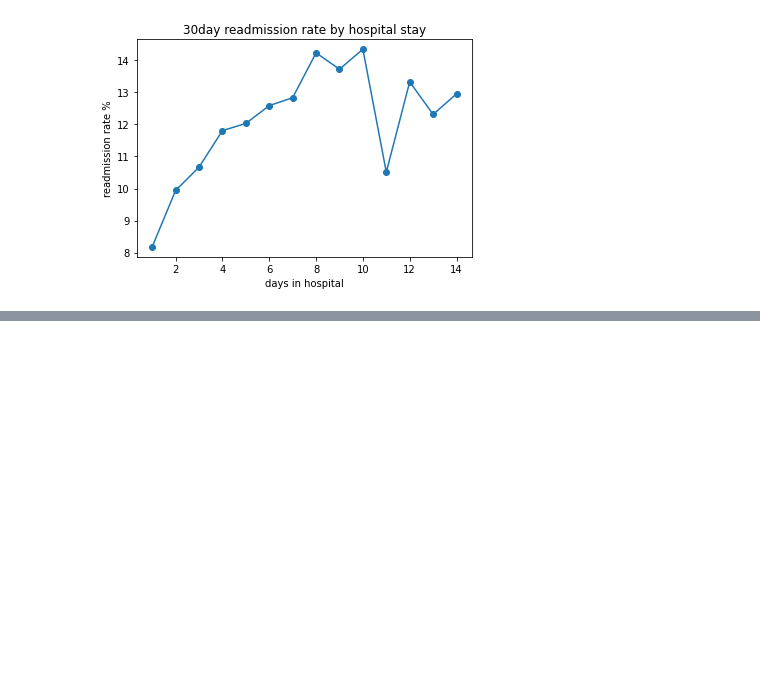
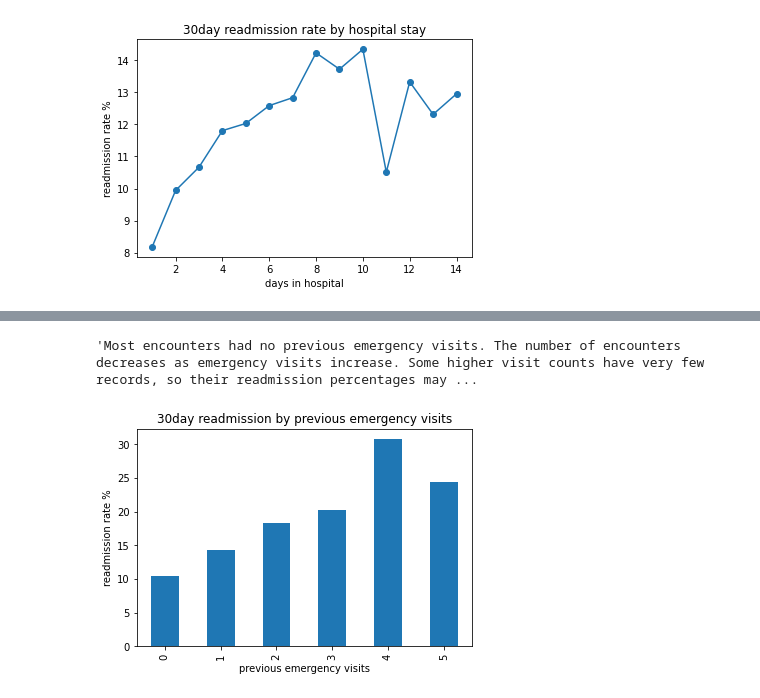
Before and after one commit to Suyog-Dhakal/Diabetes-Readmission-Prediction-ML, a Jupyter notebook: notebook/Untitled.ipynb, the cells around one changed output, grey strips where cells are left out. Saved outputs shown, nothing was run; the diff lists cells and outputs as text; code cells hidden in the pictures; blank space fills up the shorter version.

```diff
--- a/notebook/Untitled.ipynb
+++ b/notebook/Untitled.ipynb
@@ -276,0 +366,5 @@ plt.show()
+# %%
+#exploring previous emergency visits
+emergency_readmission = df.groupby('number_emergency')['readmitted_30'].mean()
+emergency_readmission = emergency_readmission*100
+print(emergency_readmission)
@@ -276,0 +415,13 @@ plt.show()
+# %%
+'''Most encounters had no previous emergency visits. The number of encounters decreases as emergency visits increase. Some higher visit counts have very few records, so their readmission percentages may not be reliable.'''
+# %% [output]
+'Most encounters had no previous emergency visits. The number of encounters decreases as emergency visits increase. Some higher visit counts have very few records, so their readmission percentages may ...
+# %%
+emergency_graph = emergency_readmission.loc[0:5]
+emergency_graph.plot(kind='bar')
+plt.title('30day readmission by previous emergency visits')
+plt.xlabel('previous emergency visits')
+plt.ylabel('readmission rate %')
+plt.show()
+# %% [output]
+[figure, added]
```
Also changed, not shown: parts of 19 cells of this notebook.
